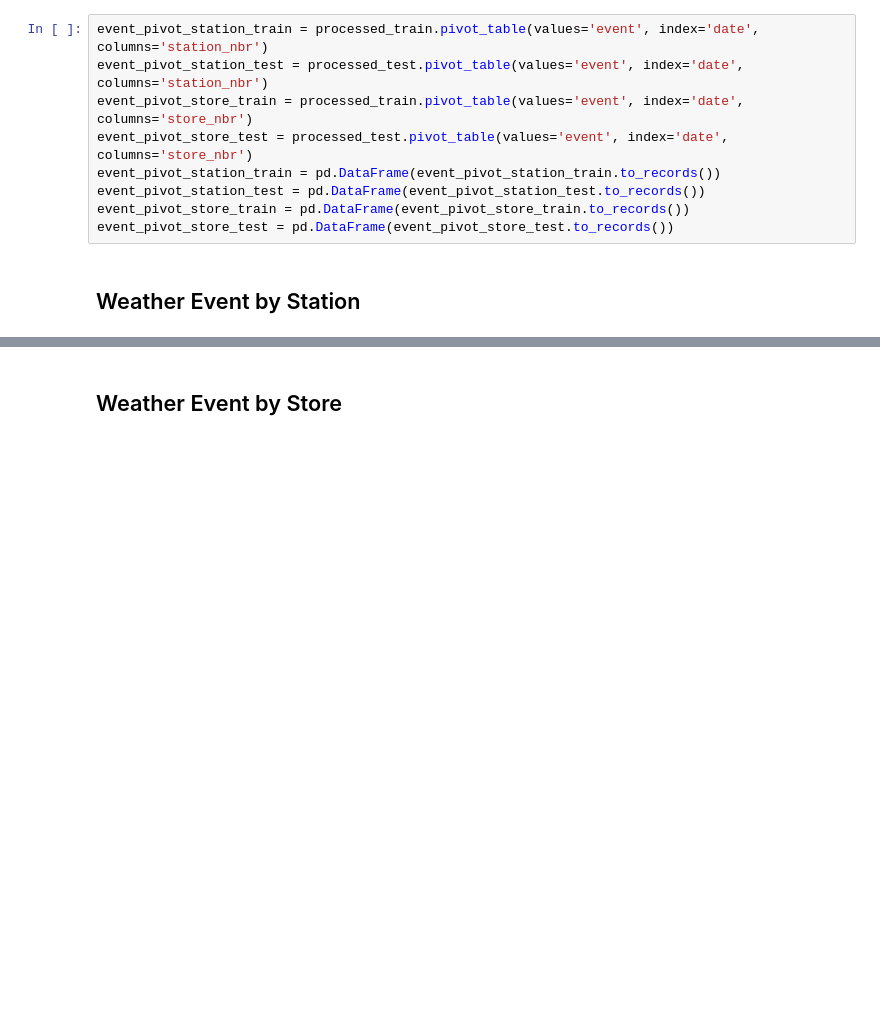
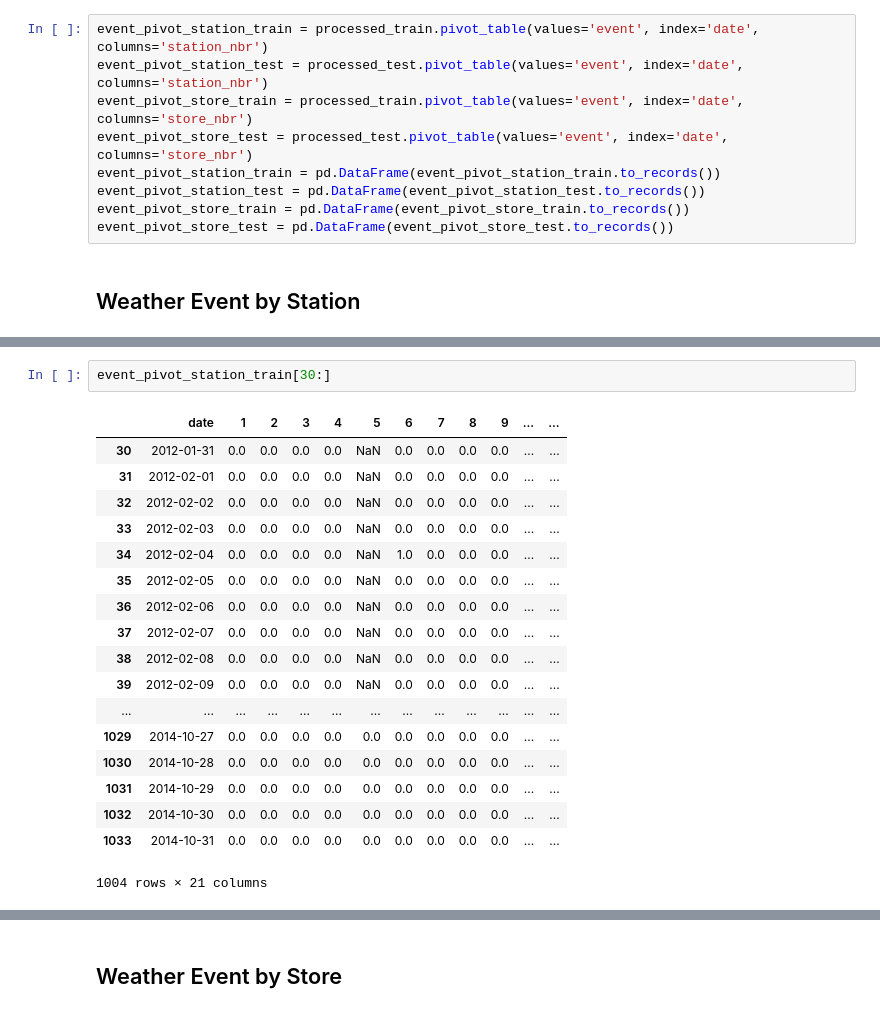
Before and after one commit to youngjo89/project1, a Jupyter notebook: code/preprocessing_devj.ipynb, the cells around one changed output, grey strips where cells are left out. Saved outputs shown, nothing was run; the diff lists cells and outputs as text; blank space fills up the shorter version.

```diff
--- a/code/preprocessing_devj.ipynb
+++ b/code/preprocessing_devj.ipynb
@@ -305,2 +226,23 @@ ax20.scatter(tmp2, event_pivot_station_test[str(20)])
+# %%
+event_pivot_station_train[30:]
+# %% [output]
+|  | date | 1 | 2 | 3 | 4 | 5 | 6 | 7 | 8 | 9 | ... | ... |
+| 30 | 2012-01-31 | 0.0 | 0.0 | 0.0 | 0.0 | NaN | 0.0 | 0.0 | 0.0 | 0.0 | ... | ... |
+| 31 | 2012-02-01 | 0.0 | 0.0 | 0.0 | 0.0 | NaN | 0.0 | 0.0 | 0.0 | 0.0 | ... | ... |
+| 32 | 2012-02-02 | 0.0 | 0.0 | 0.0 | 0.0 | NaN | 0.0 | 0.0 | 0.0 | 0.0 | ... | ... |
+| 33 | 2012-02-03 | 0.0 | 0.0 | 0.0 | 0.0 | NaN | 0.0 | 0.0 | 0.0 | 0.0 | ... | ... |
+| 34 | 2012-02-04 | 0.0 | 0.0 | 0.0 | 0.0 | NaN | 1.0 | 0.0 | 0.0 | 0.0 | ... | ... |
+| 35 | 2012-02-05 | 0.0 | 0.0 | 0.0 | 0.0 | NaN | 0.0 | 0.0 | 0.0 | 0.0 | ... | ... |
+| 36 | 2012-02-06 | 0.0 | 0.0 | 0.0 | 0.0 | NaN | 0.0 | 0.0 | 0.0 | 0.0 | ... | ... |
+| 37 | 2012-02-07 | 0.0 | 0.0 | 0.0 | 0.0 | NaN | 0.0 | 0.0 | 0.0 | 0.0 | ... | ... |
+| 38 | 2012-02-08 | 0.0 | 0.0 | 0.0 | 0.0 | NaN | 0.0 | 0.0 | 0.0 | 0.0 | ... | ... |
+| 39 | 2012-02-09 | 0.0 | 0.0 | 0.0 | 0.0 | NaN | 0.0 | 0.0 | 0.0 | 0.0 | ... | ... |
+| ... | ... | ... | ... | ... | ... | ... | ... | ... | ... | ... | ... | ... |
+| 1029 | 2014-10-27 | 0.0 | 0.0 | 0.0 | 0.0 | 0.0 | 0.0 | 0.0 | 0.0 | 0.0 | ... | ... |
+| 1030 | 2014-10-28 | 0.0 | 0.0 | 0.0 | 0.0 | 0.0 | 0.0 | 0.0 | 0.0 | 0.0 | ... | ... |
+| 1031 | 2014-10-29 | 0.0 | 0.0 | 0.0 | 0.0 | 0.0 | 0.0 | 0.0 | 0.0 | 0.0 | ... | ... |
+| 1032 | 2014-10-30 | 0.0 | 0.0 | 0.0 | 0.0 | 0.0 | 0.0 | 0.0 | 0.0 | 0.0 | ... | ... |
+| 1033 | 2014-10-31 | 0.0 | 0.0 | 0.0 | 0.0 | 0.0 | 0.0 | 0.0 | 0.0 | 0.0 | ... | ... |
+1004 rows × 21 columns
 # %%
 plt.figure(figsize = (30, 20))
```
Also changed, not shown: parts of 11 cells of this notebook, 1 other file.
